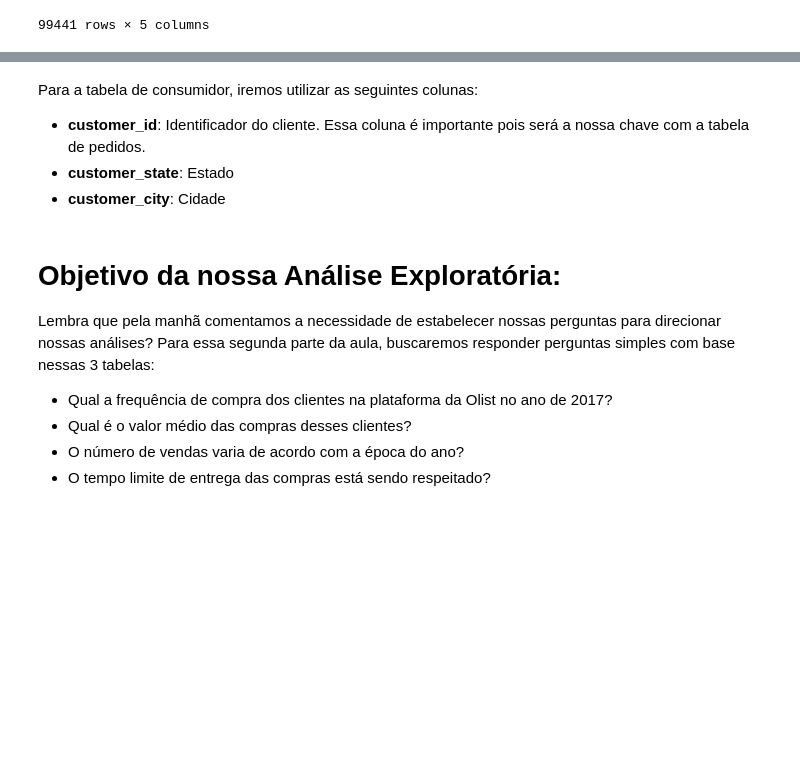
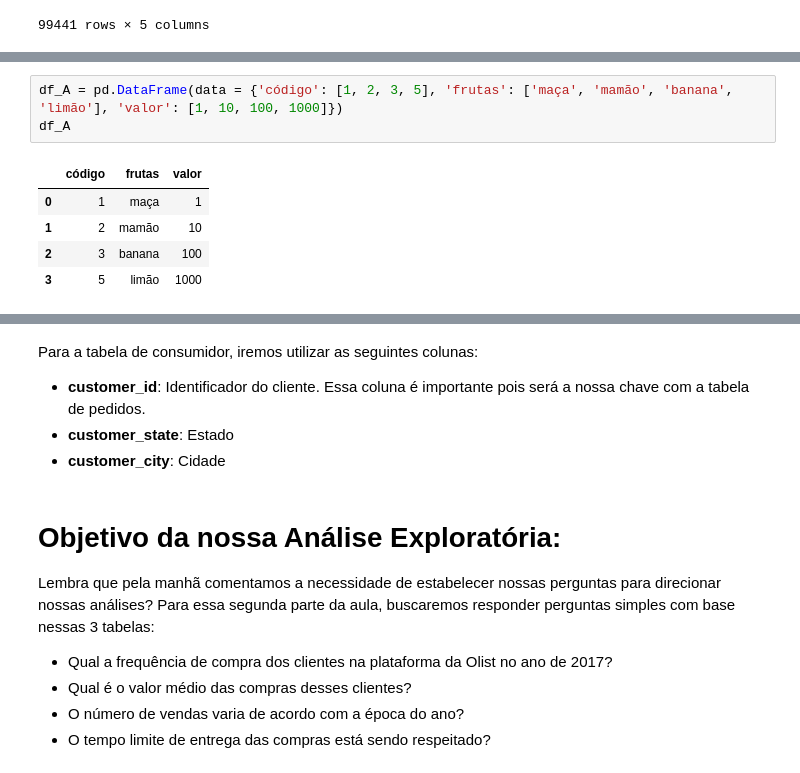
Before and after one commit to reprograma/on26-python-s14-analise-de-dados, a Jupyter notebook: material/aula_s14_parte2.ipynb, the cells around one changed output, grey strips where cells are left out. Drawn from its saved outputs; the diff is of its cells as text; blank space fills up the shorter version.

```diff
--- a/material/aula_s14_parte2.ipynb
+++ b/material/aula_s14_parte2.ipynb
@@ -95,0 +130,9 @@ df_consumidor
+# %%
+df_A = pd.DataFrame(data = {'código': [1, 2, 3, 5], 'frutas': ['maça', 'mamão', 'banana', 'limão'], 'valor': [1, 10, 100, 1000]})
+df_A
+# %% [output]
+|  | código | frutas | valor |
+| 0 | 1 | maça | 1 |
+| 1 | 2 | mamão | 10 |
+| 2 | 3 | banana | 100 |
+| 3 | 5 | limão | 1000 |
```
Also changed, not shown: parts of 8 cells of this notebook.
